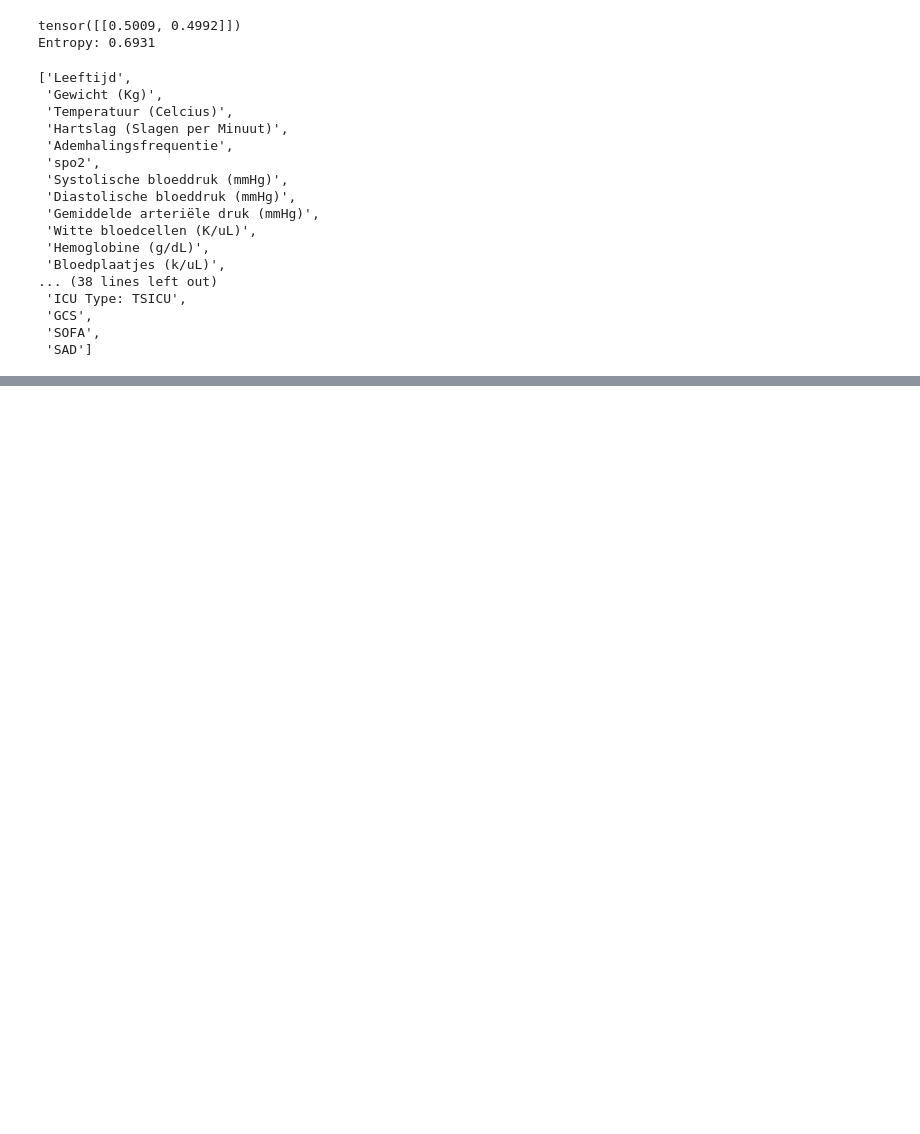
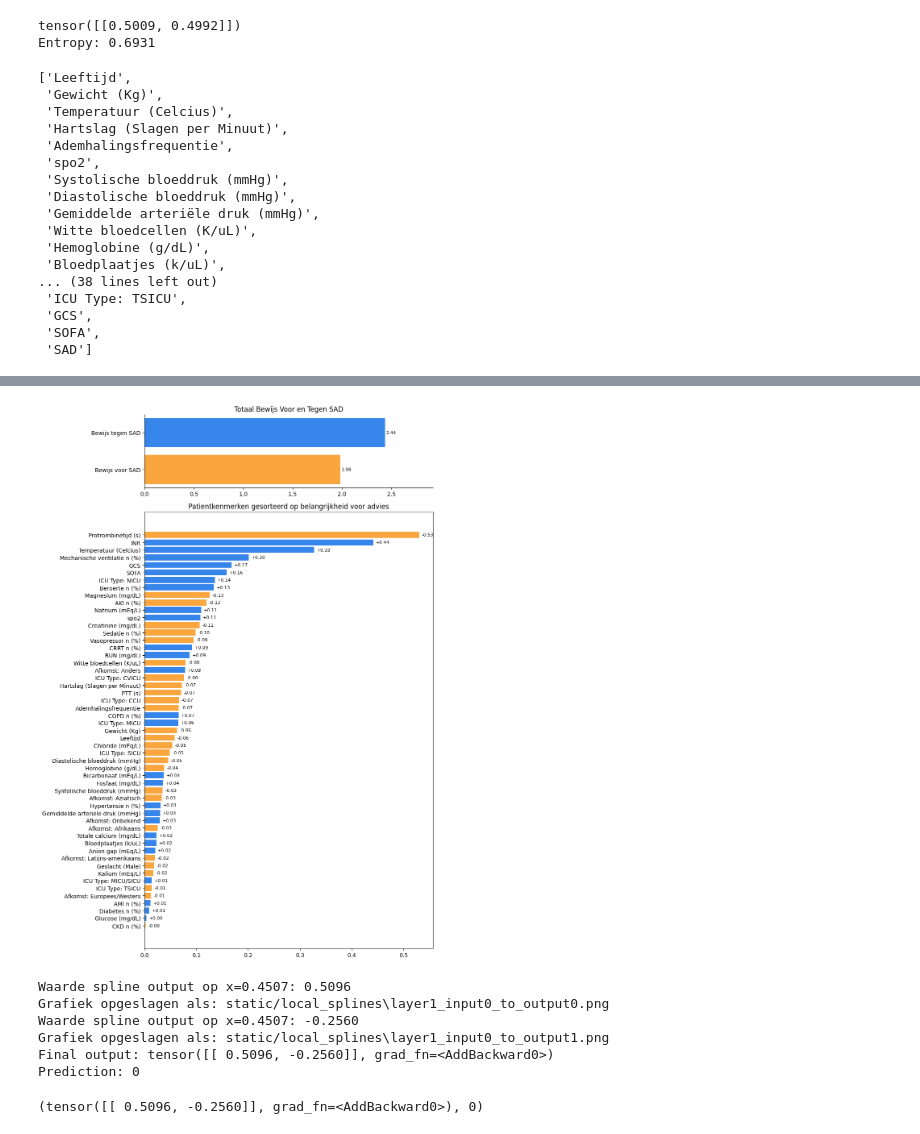
Before and after one commit to TaravMierlo/KAN, a Jupyter notebook: KAN_on_SAD.ipynb, the cells around one changed output, grey strips where cells are left out. Cells and saved outputs as stored; diff of their text form; code cells hidden in the pictures; blank space fills up the shorter version.

```diff
--- a/KAN_on_SAD.ipynb
+++ b/KAN_on_SAD.ipynb
@@ -1369,0 +1622,11 @@ original_data.columns.tolist()
+# %%
+manual_forward_kan(model, patient2)
+# %% [output]
+[figure, added]
+Waarde spline output op x=0.4507: 0.5096
+Grafiek opgeslagen als: static/local_splines\layer1_input0_to_output0.png
+Waarde spline output op x=0.4507: -0.2560
+Grafiek opgeslagen als: static/local_splines\layer1_input0_to_output1.png
+Final output: tensor([[ 0.5096, -0.2560]], grad_fn=<AddBackward0>)
+Prediction: 0
+(tensor([[ 0.5096, -0.2560]], grad_fn=<AddBackward0>), 0)
```
Also changed, not shown: parts of 15 cells of this notebook, 16 other files.
